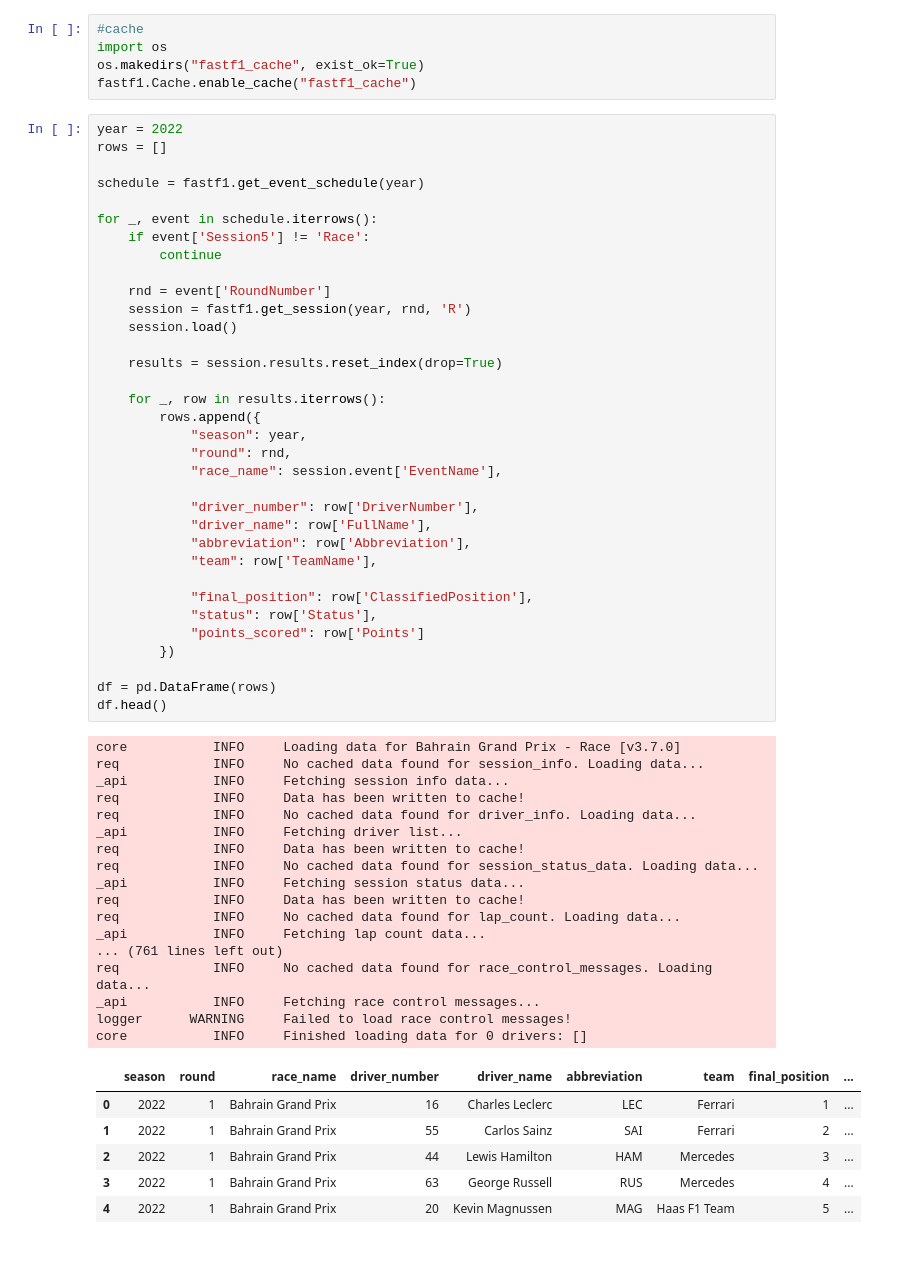
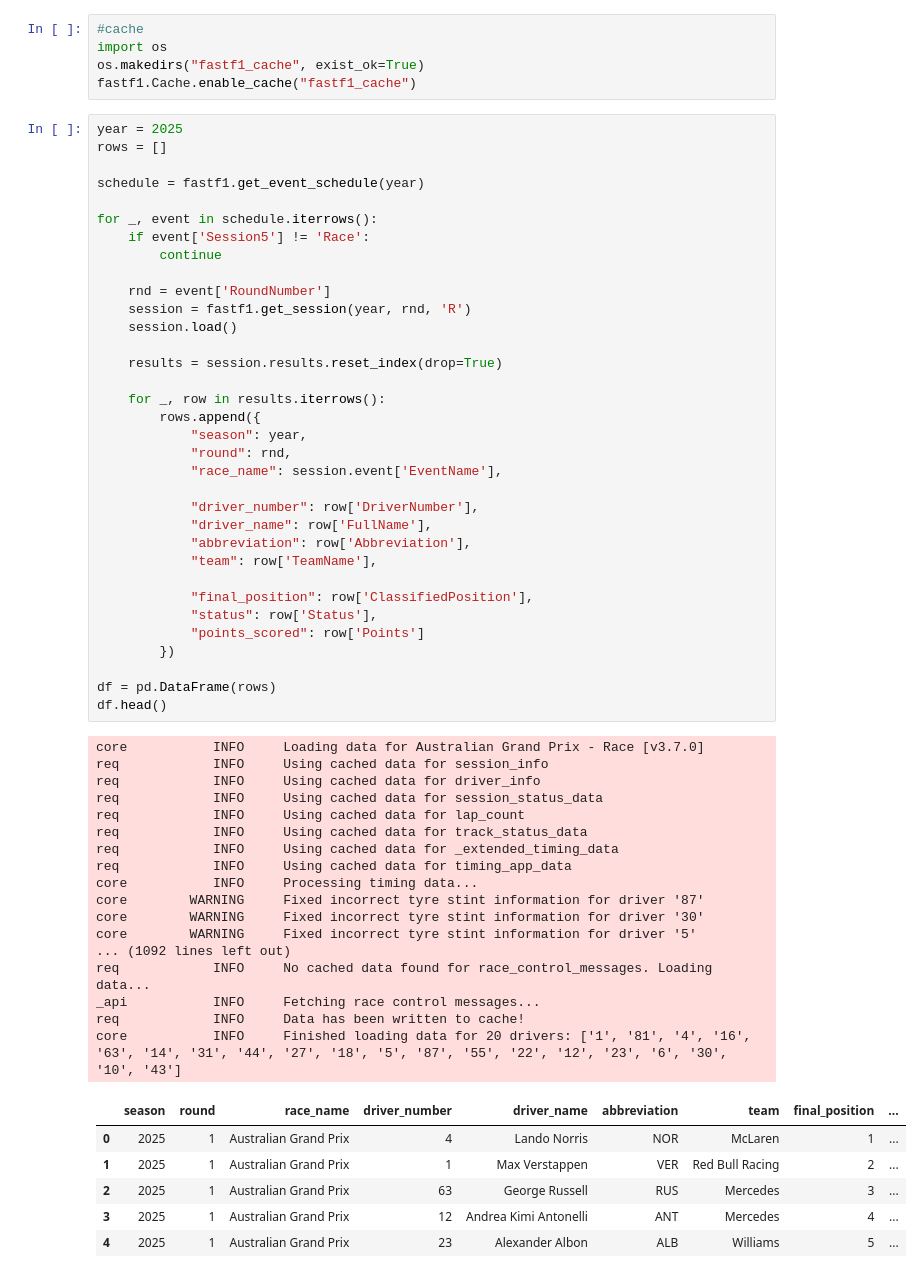
Before and after one commit to bhavyandaiya/f1-2026-prediction, a Jupyter notebook: notebook.ipynb, the cells around one changed output. Drawn from its saved outputs; the diff is of its cells as text.

```diff
--- a/notebook.ipynb
+++ b/notebook.ipynb
@@ -7,7 +7,7 @@ import os
 os.makedirs("fastf1_cache", exist_ok=True)
 fastf1.Cache.enable_cache("fastf1_cache")
 # %%
-year = 2022
+year = 2025
 rows = []
 
 schedule = fastf1.get_event_schedule(year)
@@ -17,51 +17,51 @@ for _, event in schedule.iterrows():
         continue
 
     rnd = event['RoundNumber']
     session = fastf1.get_session(year, rnd, 'R')
     session.load()
 
     results = session.results.reset_index(drop=True)
 
     for _, row in results.iterrows():
         rows.append({
             "season": year,
             "round": rnd,
             "race_name": session.event['EventName'],
 
             "driver_number": row['DriverNumber'],
             "driver_name": row['FullName'],
             "abbreviation": row['Abbreviation'],
             "team": row['TeamName'],
 
             "final_position": row['ClassifiedPosition'],
             "status": row['Status'],
             "points_scored": row['Points']
         })
 
 df = pd.DataFrame(rows)
 df.head()
 # %% [output]
-core           INFO     Loading data for Bahrain Grand Prix - Race [v3.7.0]
-req            INFO     No cached data found for session_info. Loading data...
-_api           INFO     Fetching session info data...
-req            INFO     Data has been written to cache!
-req            INFO     No cached data found for driver_info. Loading data...
-_api           INFO     Fetching driver list...
-req            INFO     Data has been written to cache!
-req            INFO     No cached data found for session_status_data. Loading data...
-_api           INFO     Fetching session status data...
-req            INFO     Data has been written to cache!
-req            INFO     No cached data found for lap_count. Loading data...
-_api           INFO     Fetching lap count data...
-... (761 lines left out)
+core           INFO     Loading data for Australian Grand Prix - Race [v3.7.0]
+req            INFO     Using cached data for session_info
+req            INFO     Using cached data for driver_info
+req            INFO     Using cached data for session_status_data
+req            INFO     Using cached data for lap_count
+req            INFO     Using cached data for track_status_data
+req            INFO     Using cached data for _extended_timing_data
+req            INFO     Using cached data for timing_app_data
+core           INFO     Processing timing data...
+core        WARNING     Fixed incorrect tyre stint information for driver '87'
+core        WARNING     Fixed incorrect tyre stint information for driver '30'
+core        WARNING     Fixed incorrect tyre stint information for driver '5'
+... (1092 lines left out)
 req            INFO     No cached data found for race_control_messages. Loading data...
 _api           INFO     Fetching race control messages...
-logger      WARNING     Failed to load race control messages!
-core           INFO     Finished loading data for 0 drivers: []
+req            INFO     Data has been written to cache!
+core           INFO     Finished loading data for 20 drivers: ['1', '81', '4', '16', '63', '14', '31', '44', '27', '18', '5', '87', '55', '22', '12', '23', '6', '30', '10', '43']
 |  | season | round | race_name | driver_number | driver_name | abbreviation | team | final_position | ... |
-| 0 | 2022 | 1 | Bahrain Grand Prix | 16 | Charles Leclerc | LEC | Ferrari | 1 | ... |
-| 1 | 2022 | 1 | Bahrain Grand Prix | 55 | Carlos Sainz | SAI | Ferrari | 2 | ... |
-| 2 | 2022 | 1 | Bahrain Grand Prix | 44 | Lewis Hamilton | HAM | Mercedes | 3 | ... |
-| 3 | 2022 | 1 | Bahrain Grand Prix | 63 | George Russell | RUS | Mercedes | 4 | ... |
-| 4 | 2022 | 1 | Bahrain Grand Prix | 20 | Kevin Magnussen | MAG | Haas F1 Team | 5 | ... |
+| 0 | 2025 | 1 | Australian Grand Prix | 4 | Lando Norris | NOR | McLaren | 1 | ... |
+| 1 | 2025 | 1 | Australian Grand Prix | 1 | Max Verstappen | VER | Red Bull Racing | 2 | ... |
+| 2 | 2025 | 1 | Australian Grand Prix | 63 | George Russell | RUS | Mercedes | 3 | ... |
+| 3 | 2025 | 1 | Australian Grand Prix | 12 | Andrea Kimi Antonelli | ANT | Mercedes | 4 | ... |
+| 4 | 2025 | 1 | Australian Grand Prix | 23 | Alexander Albon | ALB | Williams | 5 | ... |
 # %%
```
Also changed, not shown: parts of 1 cell of this notebook, 3 other files.
